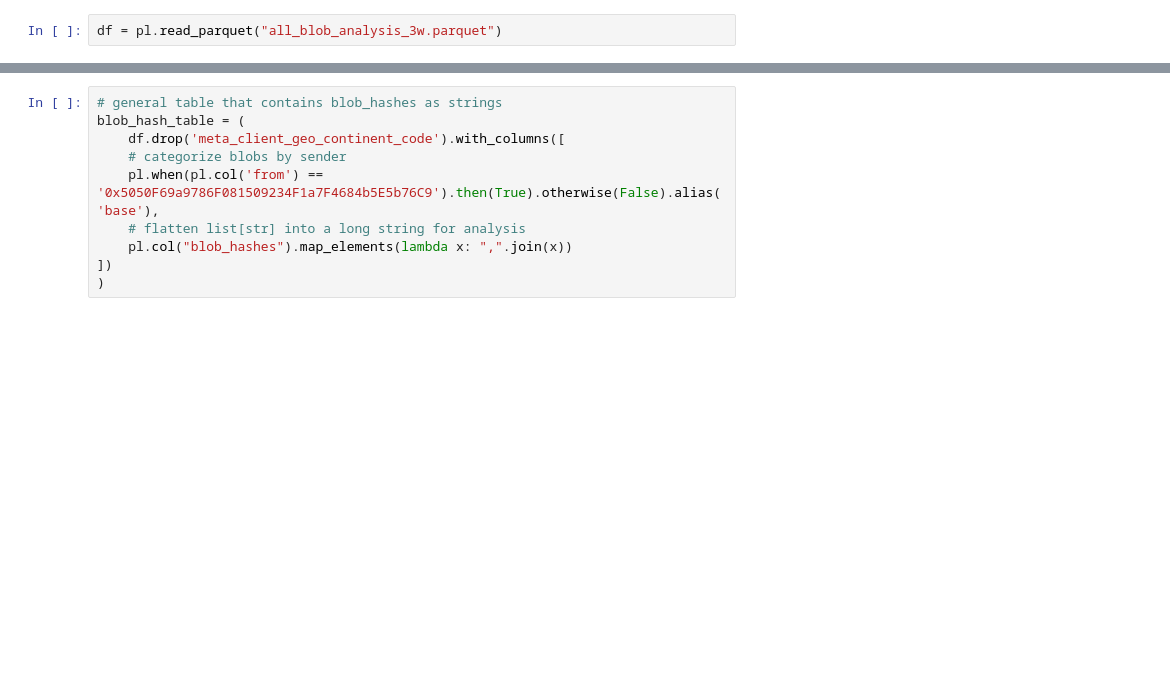
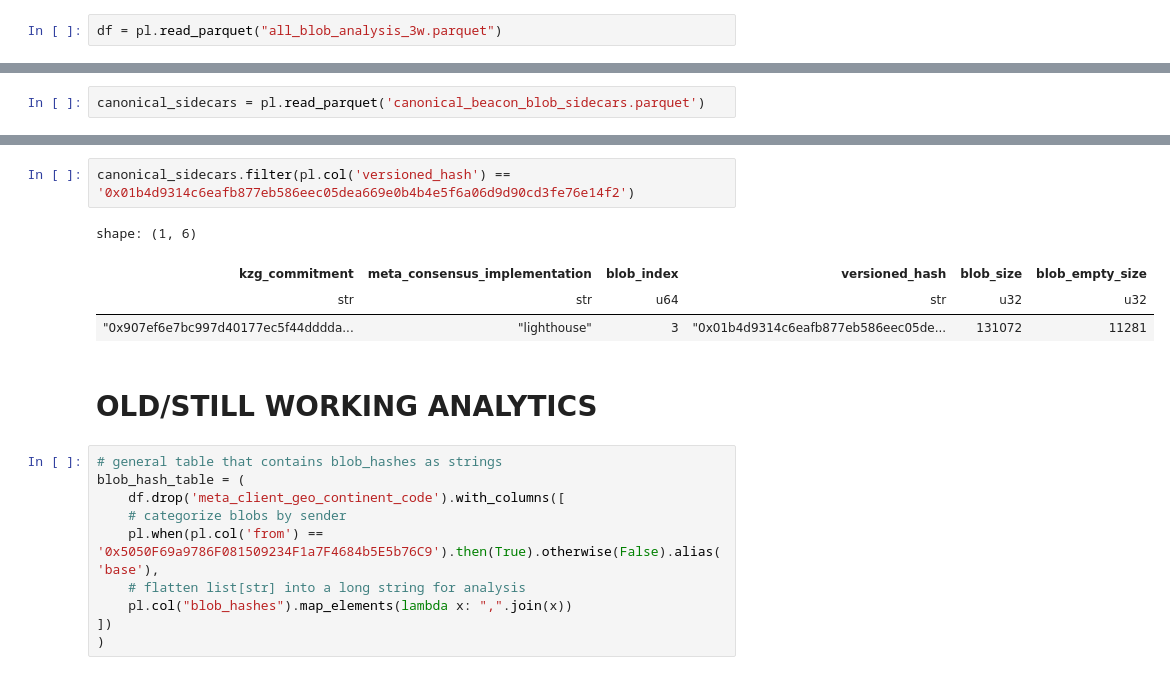
Before and after one commit to Evan-Kim2028/eip4844_blob_data, a Jupyter notebook: analysis/blob_mempool/blob_mempool_all.ipynb, the cells around one changed output, grey strips where cells are left out. Drawn from its saved outputs; the diff is of its cells as text; blank space fills up the shorter version.

Commit message:
feat: add analytics notebooks without data

```diff
--- a/analysis/blob_mempool/blob_mempool_all.ipynb
+++ b/analysis/blob_mempool/blob_mempool_all.ipynb
@@ -16,0 +57,2 @@ df = pl.read_parquet("all_blob_analysis_3w.parquet")
+# %%
+canonical_sidecars = pl.read_parquet('canonical_beacon_blob_sidecars.parquet')
@@ -17,3 +70,12 @@ df = pl.read_parquet("all_blob_analysis_3w.parquet")
+# %%
+canonical_sidecars.filter(pl.col('versioned_hash') == '0x01b4d9314c6eafb877eb586eec05dea669e0b4b4e5f6a06d9d90cd3fe76e14f2')
+# %% [output]
+shape: (1, 6)
+| kzg_commitment | meta_consensus_implementation | blob_index | versioned_hash | blob_size | blob_empty_size |
+| str | str | u64 | str | u32 | u32 |
+| "0x907ef6e7bc997d40177ec5f44dddda... | "lighthouse" | 3 | "0x01b4d9314c6eafb877eb586eec05de... | 131072 | 11281 |
+# %% [markdown]
+# OLD/STILL WORKING ANALYTICS
 # %%
 # general table that contains blob_hashes as strings
 blob_hash_table = (
```
Also changed, not shown: parts of 4 cells of this notebook, 6 other files.
